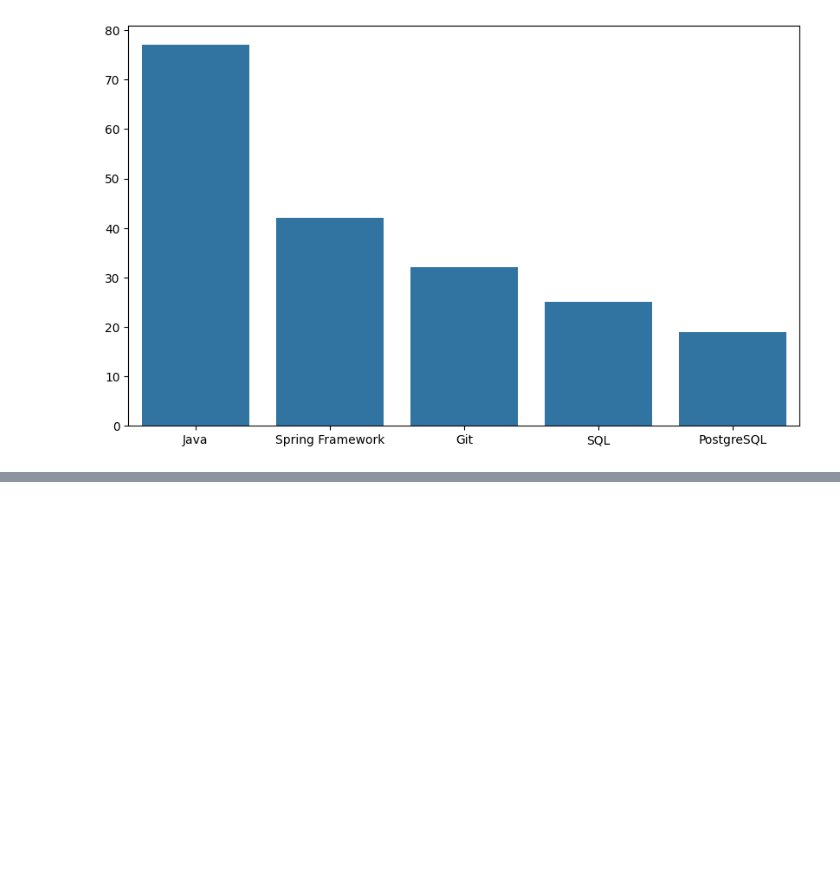
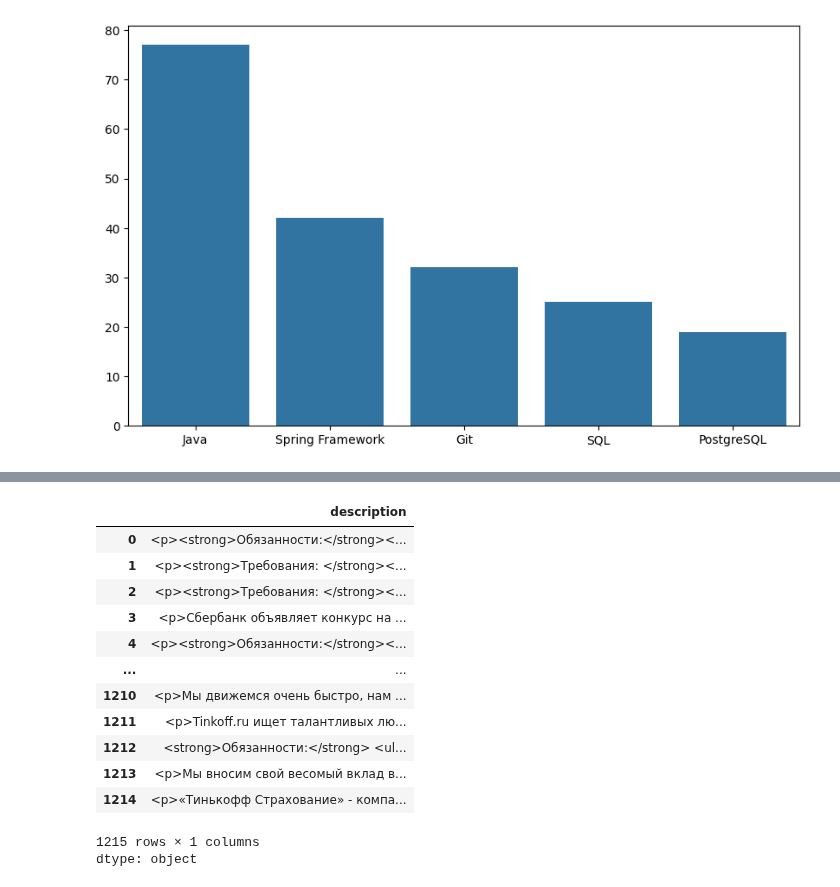
Before and after one commit to BardRimon/Study, a Jupyter notebook: Introduction_in_NLP/Задание_6_Александр_Клюкин.ipynb.ipynb, the cells around one changed output, grey strips where cells are left out. Drawn from its saved outputs; the diff is of its cells as text; code cells hidden in the pictures; blank space fills up the shorter version.

```diff
--- a/Introduction_in_NLP/Задание_6_Александр_Клюкин.ipynb.ipynb
+++ b/Introduction_in_NLP/Задание_6_Александр_Клюкин.ipynb.ipynb
@@ -201,0 +271,17 @@ sns.barplot(x=list(sorted_statistic.keys())[:5], y=list(sorted_statistic.values(
+# %%
+df_vacancies['description'] #по сути это спарсеный html код
+# %% [output]
+|  | description |
+| 0 | <p><strong>Обязанности:</strong><... |
+| 1 | <p><strong>Требования: </strong><... |
+| 2 | <p><strong>Требования: </strong><... |
+| 3 | <p>Сбербанк объявляет конкурс на ... |
+| 4 | <p><strong>Обязанности:</strong><... |
+| ... | ... |
+| 1210 | <p>Мы движемся очень быстро, нам ... |
+| 1211 | <p>Tinkoff.ru ищет талантливых лю... |
+| 1212 | <strong>Обязанности:</strong> <ul... |
+| 1213 | <p>Мы вносим свой весомый вклад в... |
+| 1214 | <p>«Тинькофф Страхование» - компа... |
+1215 rows × 1 columns
+dtype: object
```
Also changed, not shown: parts of 15 cells of this notebook.
